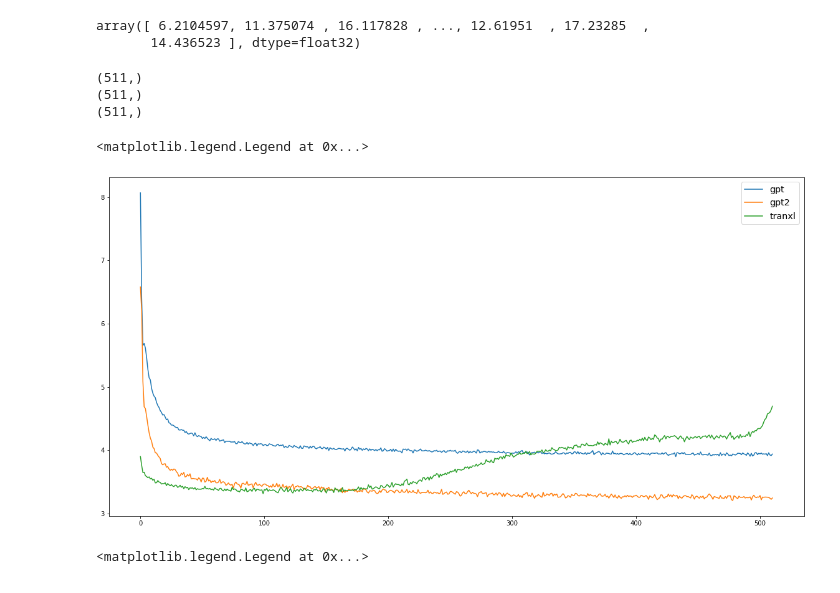
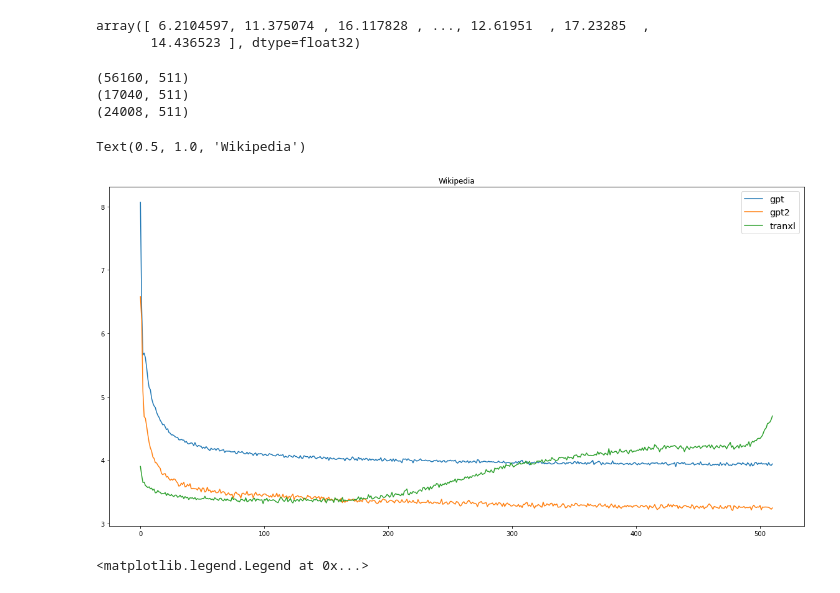
Before and after one commit to daniter-cu/discoher, a Jupyter notebook: notebooks/LRD.ipynb, the cells around one changed output. Cells and saved outputs as stored; diff of their text form; code cells hidden in the pictures.

```diff
--- a/notebooks/LRD.ipynb
+++ b/notebooks/LRD.ipynb
@@ -355,30 +355,31 @@ array([ 6.2104597, 11.375074 , 16.117828 , ..., 12.61951  , 17.23285  ,
 # %%
 names = ["gpt" ,"gpt2","tranxl"]# ,"xlnet"]
 plt.figure(figsize=(20,10))
 
 for name in names:
     test_data = []
     with open("../results/remote_results_test/results-%s.npy" % name, "rb") as f:
         while True:
             try:
                 test_data.append(np.load(f,allow_pickle=True))
             except OSError as e:
                 break
     shaped_data = []
     for data in test_data:
         shaped_data.append(data.reshape(-1, 511))
     shaped_data = np.concatenate(shaped_data)
     mean_data = np.mean(shaped_data, axis=0)
-    print(mean_data.shape)
+    print(shaped_data.shape)
     # plt.plot(moving_average(mean_data[:450], 15), label=name)
     plt.plot(mean_data, label=name)
 plt.legend(fontsize="x-large")
+plt.title("Wikipedia")
 # %% [output]
-(511,)
-(511,)
-(511,)
+(56160, 511)
+(17040, 511)
+(24008, 511)
-<matplotlib.legend.Legend at 0x...>
+Text(0.5, 1.0, 'Wikipedia')
-[figure, old version]
+[figure, new version]
 # %%
 names = ["gpt" ,"gpt2","tranxl"]# ,"xlnet"]
 plt.figure(figsize=(20,10))
```
Also changed, not shown: parts of 5 cells of this notebook, 2 other files.
